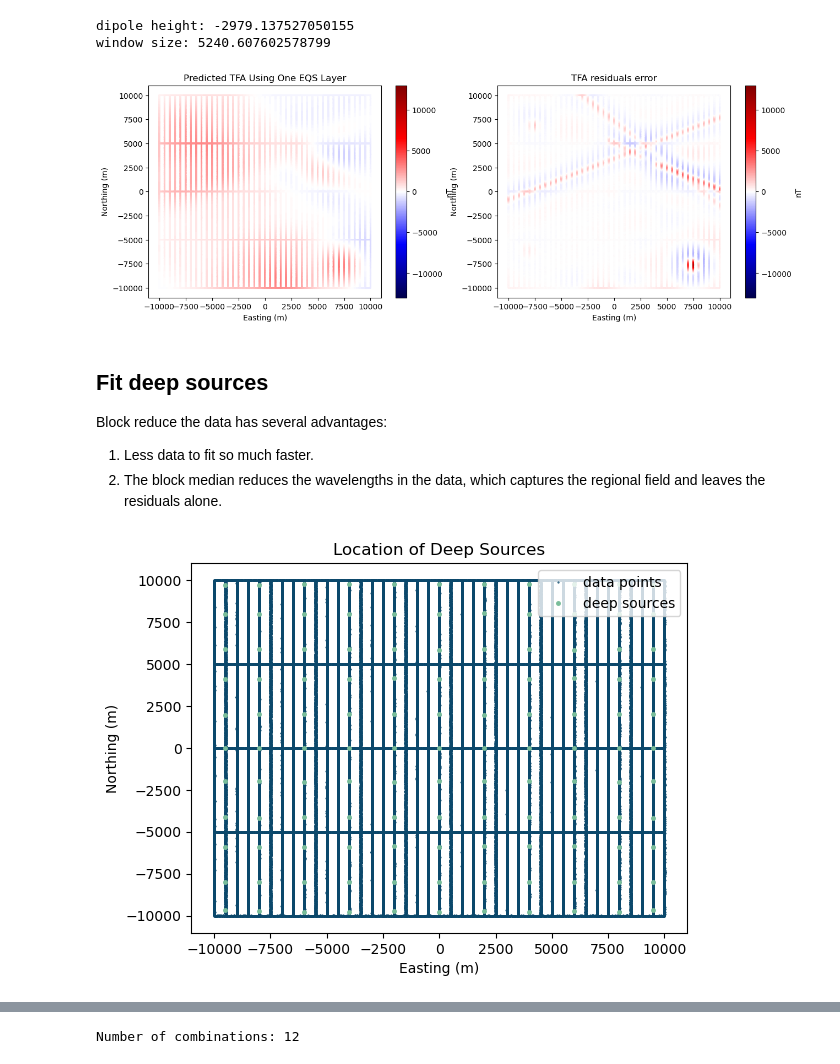
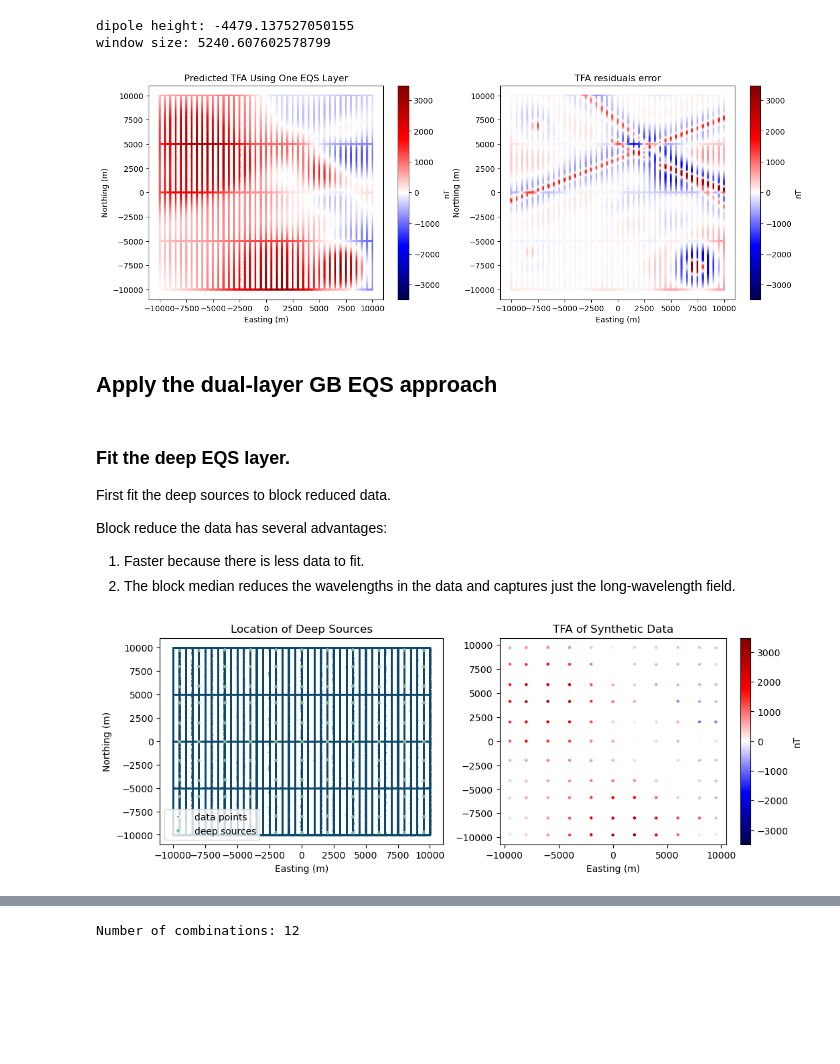
Before and after one commit to compgeolab/eqs-magnetic-dual-layer, a Jupyter notebook: code/01_simple_sources.ipynb, the cells around one changed output, grey strips where cells are left out. Cells and saved outputs as stored; diff of their text form; code cells hidden in the pictures; blank space fills up the shorter version.

Commit message:
Make notebooks easier to follow. Add histograms to synthetic plots. Change CV plots for synthetic plots.

```diff
--- a/code/01_simple_sources.ipynb
+++ b/code/01_simple_sources.ipynb
@@ -50,5 +51,5 @@ Create the dipole source model.
 # %%
-source_direction = [70, 60] # [inc, dec]
+source_direction = [70, 60] # [inclination, declination]
 source_coordinates, dipole_moments = synthetics.simple_synthetic(
     dyke1=source_direction,
     dyke2=source_direction,
@@ -61,24 +62,26 @@ source_coordinates, dipole_moments = synthetics.simple_synthetic(
 
 b_field = eqs.dipole_magnetic(coordinates, source_coordinates, dipole_moments)
 tfa = eqs.contaminate(
-    eqs.total_field_anomaly(b_field, field_direction), standard_deviation=50, random_state=42,
-)
+    eqs.total_field_anomaly(b_field, field_direction),
+    standard_deviation=50,
+    random_state=50,
+) # add noise to the synthetic data
 bnorm = eqs.magnetic_field_norm(b_field)
 # %%
 plt.figure(figsize=(15,5))
-scale = vd.maxabs(tfa)
-#scale = 1000
+#scale_tfa = vd.maxabs(tfa)
+scale_tfa = np.nanpercentile(tfa, 99)
 plt.subplot(1,2,1)
-plt.scatter(*coordinates[:2], c=tfa, cmap="seismic", s=0.5, vmin=-scale, vmax=scale)
-plt.title("TFA of Synthetic Data")
+plt.scatter(*coordinates[:2], c=tfa, cmap="seismic", s=0.5, vmin=-scale_tfa, vmax=scale_tfa)
+plt.title("Total Field Anomaly of Synthetic Data")
 plt.xlabel("Easting (m)")
 plt.ylabel("Northing (m)")
 plt.colorbar(label="nT")
 
-scale_bnorm = vd.maxabs(bnorm)
+scale_bnorm = np.nanpercentile(bnorm, 99)
 plt.subplot(1,2,2)
 plt.scatter(*coordinates[:2], c=bnorm, cmap="viridis", s=0.5, vmin=0, vmax=scale_bnorm)
-plt.title("Norm of B of Synthetic Data")
+plt.title("Amplitude of the Anomalous Magnetic field")
 plt.xlabel("Easting (m)")
 plt.ylabel("Northing (m)")
 plt.colorbar(label="nT")
@@ -90,6 +95,6 @@ plt.show()
 # %%
-dampings_single_layer = [1e3, 1e4, 1e5]
-depths_single_layer = [3.3e3, 3.4e3, 3.5e3]
+dampings_single_layer = [1e2, 1e3, 1e4]
+depths_single_layer = [1e3, 2e3, 3e3, 4e3, 5e3]
 parameter_sets = [
     dict(damping=combo[0], depth=combo[1])
     for combo in itertools.product(dampings_single_layer, depths_single_layer)
@@ -166,53 +177,62 @@ eqs_single.fit(coordinates, tfa, field_direction)
 print("dipole height:", eqs_shallow.dipole_coordinates_[2][0])
 print("window size:", eqs_shallow.window_size_)
 # %% [output]
-dipole height: -2979.137527050155
+dipole height: -4479.137527050155
 window size: 5240.607602578799
 # %%
 tfa_prediction_single_layer = eqs.total_field_anomaly(eqs_shallow.predict(coordinates), field_direction)
 
 plt.figure(figsize=(15,5))
 plt.subplot(1,2,1)
-plt.scatter(*coordinates[:2], c=tfa_prediction_single_layer, cmap="seismic", s=1, vmin=-scale, vmax=scale)
+plt.scatter(*coordinates[:2], c=tfa_prediction_single_layer, cmap="seismic", s=1, vmin=-scale_tfa, vmax=scale_tfa)
 plt.title("Predicted TFA Using One EQS Layer")
 plt.xlabel("Easting (m)")
 plt.ylabel("Northing (m)")
 plt.colorbar(label="nT")
 
 plt.subplot(1,2,2)
-plt.scatter(*coordinates[:2], c=tfa - tfa_prediction_single_layer, cmap="seismic", s=1, vmin=-scale, vmax=scale)
+plt.scatter(*coordinates[:2], c=tfa - tfa_prediction_single_layer, cmap="seismic", s=1, vmin=-scale_tfa, vmax=scale_tfa)
 plt.title("TFA residuals error")
 plt.xlabel("Easting (m)")
 plt.ylabel("Northing (m)")
 plt.colorbar(label="nT")
 plt.show()
 # %% [output]
-[figure, old version]
+[figure, new version]
+# %% [markdown]
+## Apply the dual-layer GB EQS approach
 # %% [markdown]
-## Fit deep sources
+### Fit the deep EQS layer.
+
+First fit the deep sources to block reduced data.
 
 Block reduce the data has several advantages:
-
-1. Less data to fit so much faster.
-2. The block median reduces the wavelengths in the data, which captures the regional field and leaves the residuals alone.
+1. Faster because there is less data to fit.
+2. The block median reduces the wavelengths in the data and captures just the long-wavelength field.
 # %%
 block_spacing = 2e3
 reducer = vd.BlockReduce(
-    reduction=np.median,
+    reduction="median",
     spacing=block_spacing,
-    region=(vd.pad_region(region, pad=block_spacing*0.5)),
+    region=(vd.pad_region(region, pad=block_spacing*0.5)), # Padding allows more data along the survey bounds to be used.
     drop_coords=False
 )
 # Use the filter method to apply the reduction:
 coords_blocked, tfa_blocked = reducer.filter(coordinates, data=tfa)
 
-plt.figure()
+plt.figure(figsize=(12,4))
+plt.subplot(1,2,1)
 plt.plot(*coordinates[:2], ".", color="#0B486B", markersize=1, label='data points')
 plt.plot(*coords_blocked[:2], ".", color="#79BD9A", markersize=5, label='deep sources')
 plt.title("Location of Deep Sources")
 plt.xlabel("Easting (m)")
 plt.ylabel("Northing (m)")
 plt.legend()
+plt.subplot(1,2,2)
+plt.scatter(*coords_blocked[:2], c=tfa_blocked, cmap="seismic", s=5, vmin=-scale_tfa, vmax=scale_tfa)
+plt.title("TFA of Synthetic Data")
+plt.xlabel("Easting (m)")
+plt.colorbar(label="nT")
 plt.show()
 # %% [output]
-[figure, old version]
+[figure, new version]
```
Also changed, not shown: parts of 33 cells of this notebook, 27 other files.
